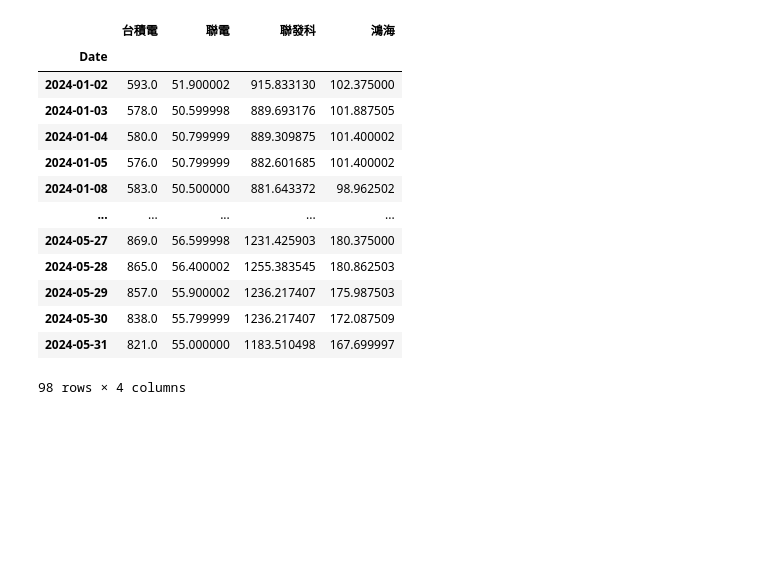
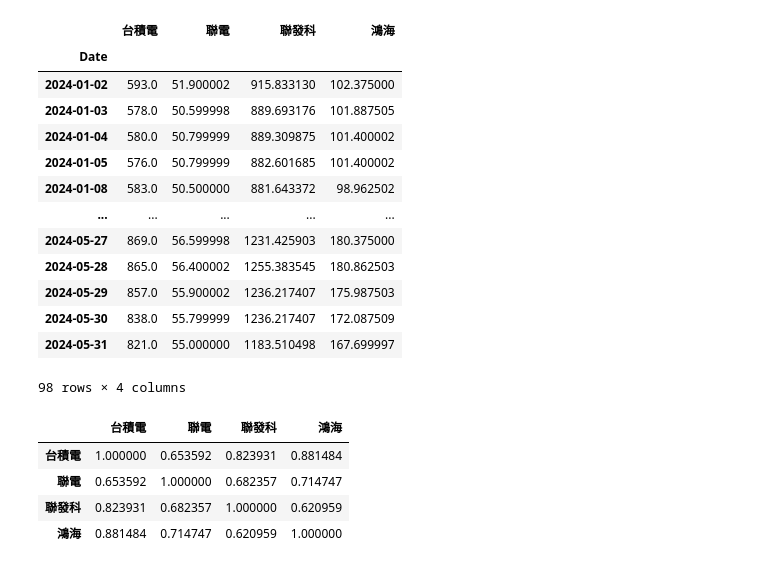
Before and after one commit to Chi-Feng-Tseng/test, a Jupyter notebook: lesson19/lesson19_1.ipynb, the cells around one changed output. Saved outputs shown, nothing was run; the diff lists cells and outputs as text; code cells hidden in the pictures; blank space fills up the shorter version.

```diff
--- a/lesson19/lesson19_1.ipynb
+++ b/lesson19/lesson19_1.ipynb
@@ -49,3 +49,14 @@ df_price
 | 2024-05-30 | 838.0 | 55.799999 | 1236.217407 | 172.087509 |
 | 2024-05-31 | 821.0 | 55.000000 | 1183.510498 | 167.699997 |
 98 rows × 4 columns
+# %%
+# matrix
+#  欄位和索引一樣數量, 一樣的名稱
+df_matrix = df_price.corr()
+df_matrix
+# %% [output]
+|  | 台積電 | 聯電 | 聯發科 | 鴻海 |
+| 台積電 | 1.000000 | 0.653592 | 0.823931 | 0.881484 |
+| 聯電 | 0.653592 | 1.000000 | 0.682357 | 0.714747 |
+| 聯發科 | 0.823931 | 0.682357 | 1.000000 | 0.620959 |
+| 鴻海 | 0.881484 | 0.714747 | 0.620959 | 1.000000 |
```
Also changed, not shown: parts of 2 cells of this notebook, 2 other files.
